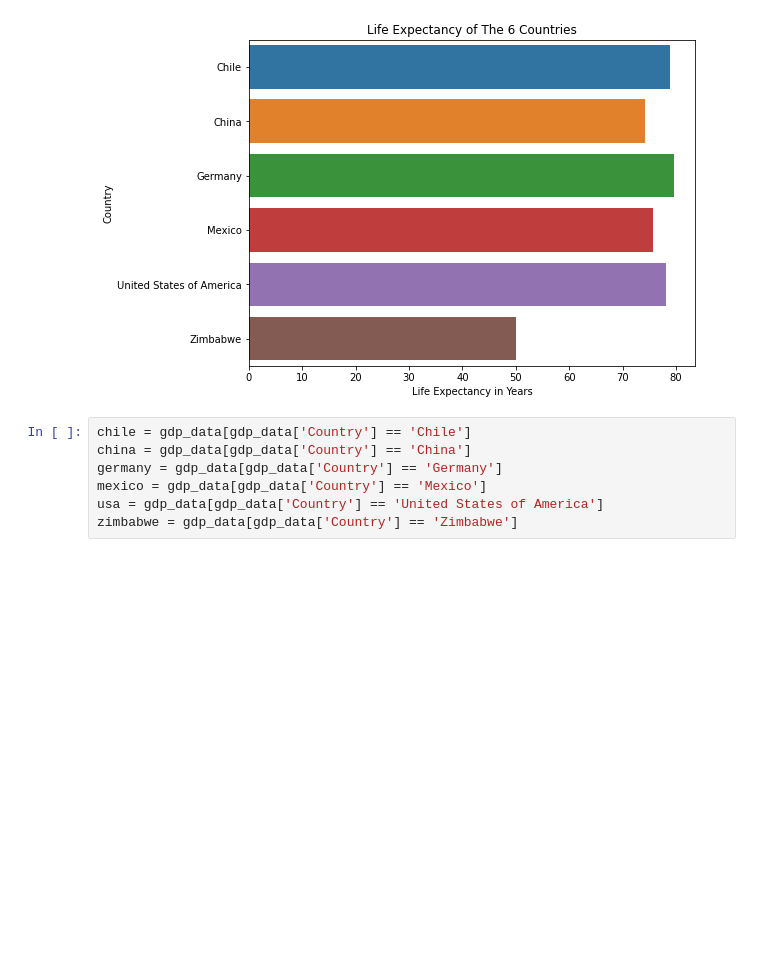
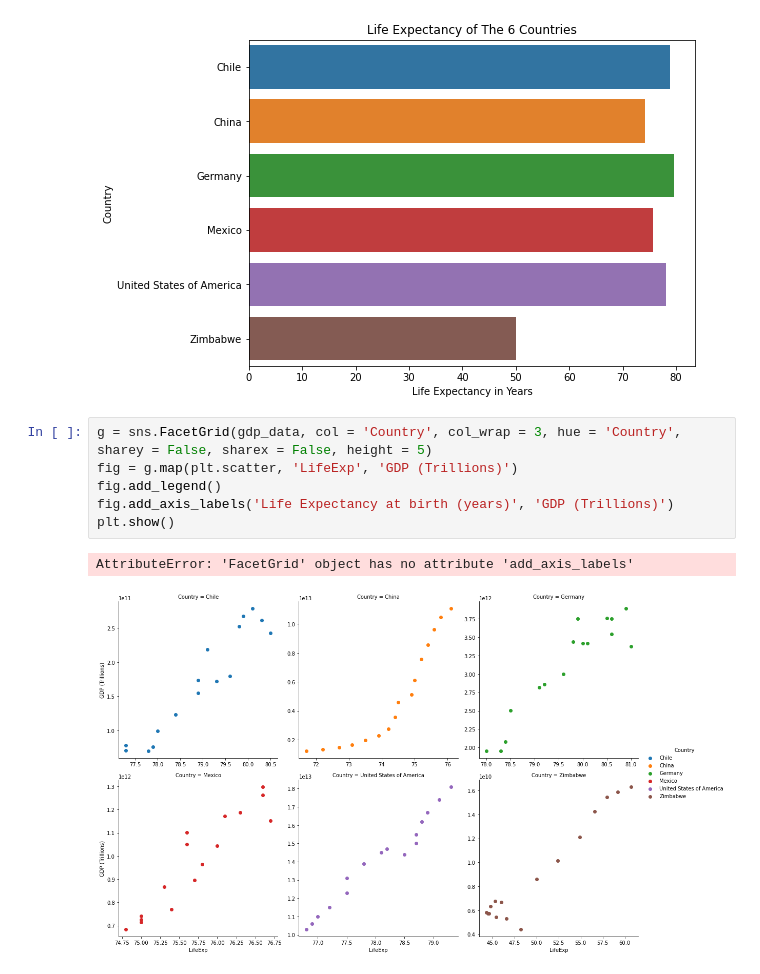
Before and after one commit to joeelorm/Projects, a Jupyter notebook: Data Visualization/life_expectancy_gdp.ipynb, the cells around one changed output. Saved outputs shown, nothing was run; the diff lists cells and outputs as text; blank space fills up the shorter version.

```diff
--- a/Data Visualization/life_expectancy_gdp.ipynb
+++ b/Data Visualization/life_expectancy_gdp.ipynb
@@ -141,10 +141,12 @@ plt.xlabel('Life Expectancy in Years')
 plt.show()
 # %% [output]
 [figure]
-# %%
-chile = gdp_data[gdp_data['Country'] == 'Chile']
-china = gdp_data[gdp_data['Country'] == 'China']
-germany = gdp_data[gdp_data['Country'] == 'Germany']
-mexico = gdp_data[gdp_data['Country'] == 'Mexico']
-usa = gdp_data[gdp_data['Country'] == 'United States of America']
-zimbabwe = gdp_data[gdp_data['Country'] == 'Zimbabwe']
+# %%
+g = sns.FacetGrid(gdp_data, col = 'Country', col_wrap = 3, hue = 'Country', sharey = False, sharex = False, height = 5)
+fig = g.map(plt.scatter, 'LifeExp', 'GDP (Trillions)')
+fig.add_legend()
+fig.add_axis_labels('Life Expectancy at birth (years)', 'GDP (Trillions)')
+plt.show()
+# %% [output]
+AttributeError: 'FacetGrid' object has no attribute 'add_axis_labels'
+[figure, added]
```
Also changed, not shown: parts of 5 cells of this notebook.
